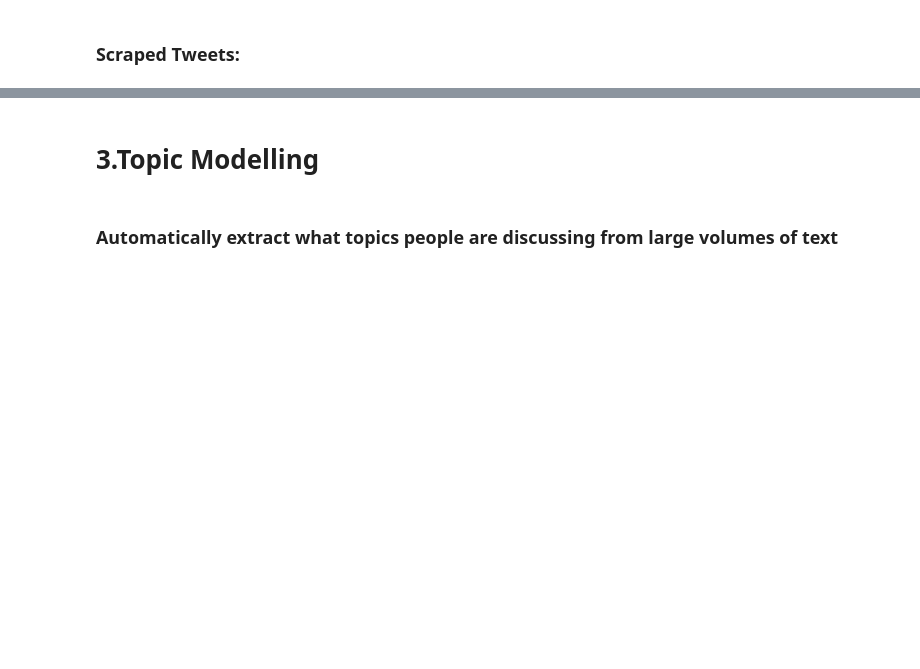
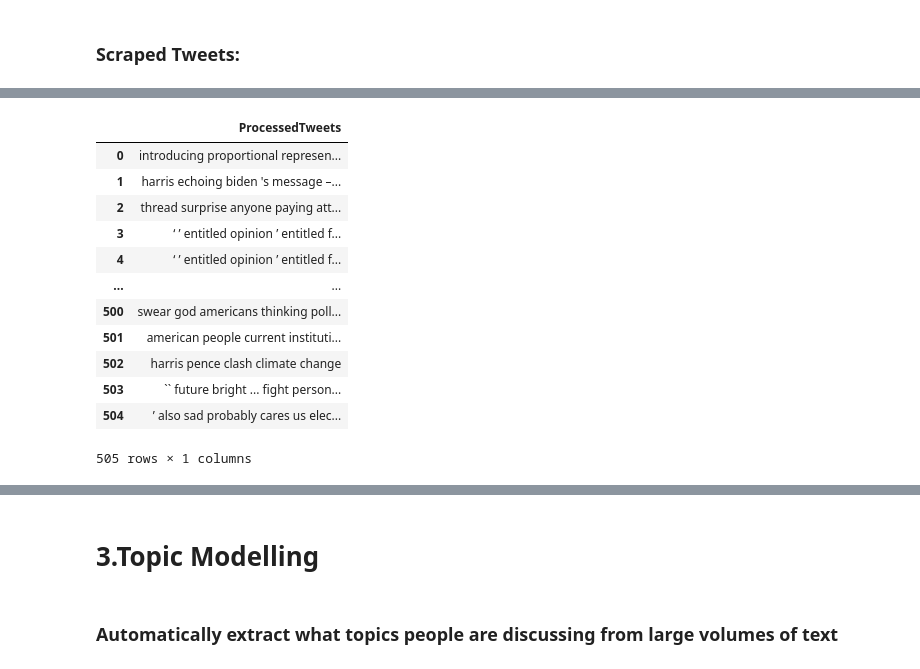
Before and after one commit to datablogger-ml/twitter-analytics, a Jupyter notebook: Twitter Analytics.ipynb, the cells around one changed output, grey strips where cells are left out. Drawn from its saved outputs; the diff is of its cells as text; code cells hidden in the pictures; blank space fills up the shorter version.

```diff
--- a/Twitter Analytics.ipynb
+++ b/Twitter Analytics.ipynb
@@ -209,2 +226,18 @@ cleaned_tweets = tweetProcessor.processTweets(final_df.Tweet)
+# %%
+cleaned_tweets
+# %% [output]
+|  | ProcessedTweets |
+| 0 | introducing proportional represen... |
+| 1 | harris echoing biden 's message –... |
+| 2 | thread surprise anyone paying att... |
+| 3 | ‘ ’ entitled opinion ’ entitled f... |
+| 4 | ‘ ’ entitled opinion ’ entitled f... |
+| ... | ... |
+| 500 | swear god americans thinking poll... |
+| 501 | american people current instituti... |
+| 502 | harris pence clash climate change |
+| 503 | `` future bright ... fight person... |
+| 504 | ’ also sad probably cares us elec... |
+505 rows × 1 columns
 # %%
 ## Remember To clean The Tweets before for better results
```
Also changed, not shown: parts of 21 cells of this notebook, 2 other files.
